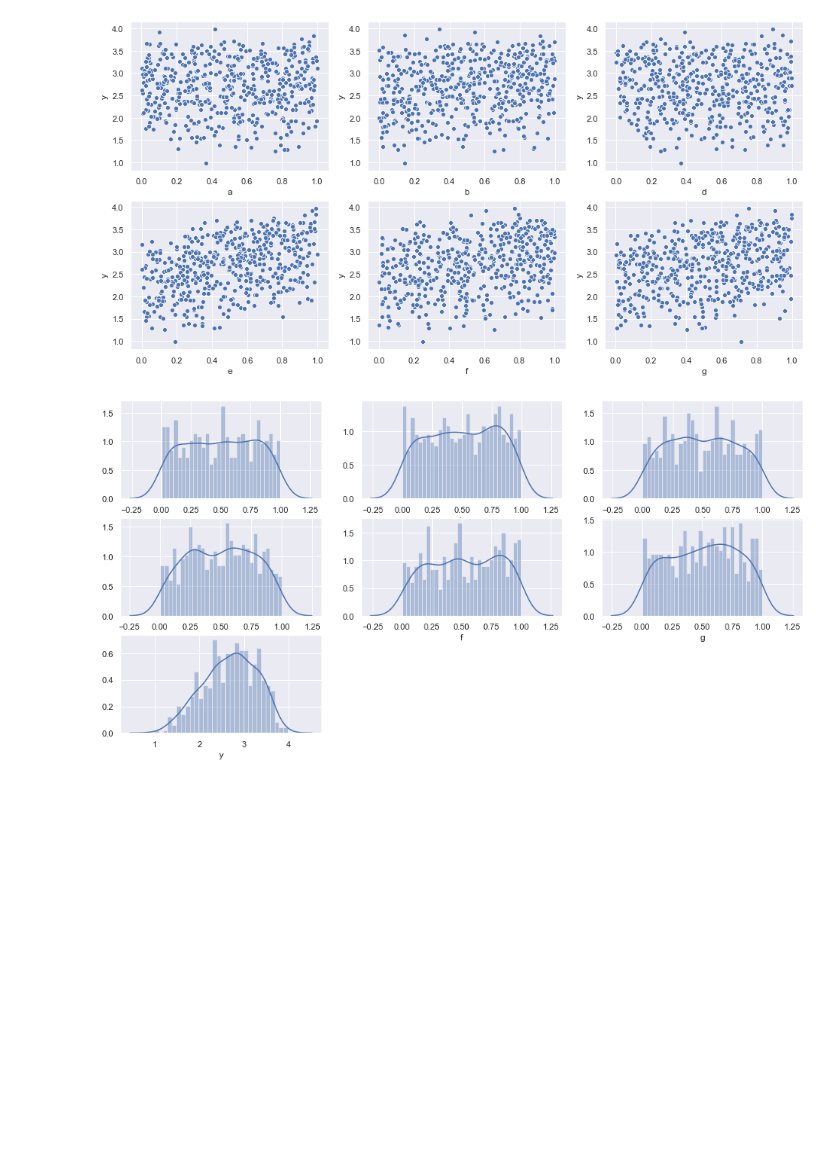
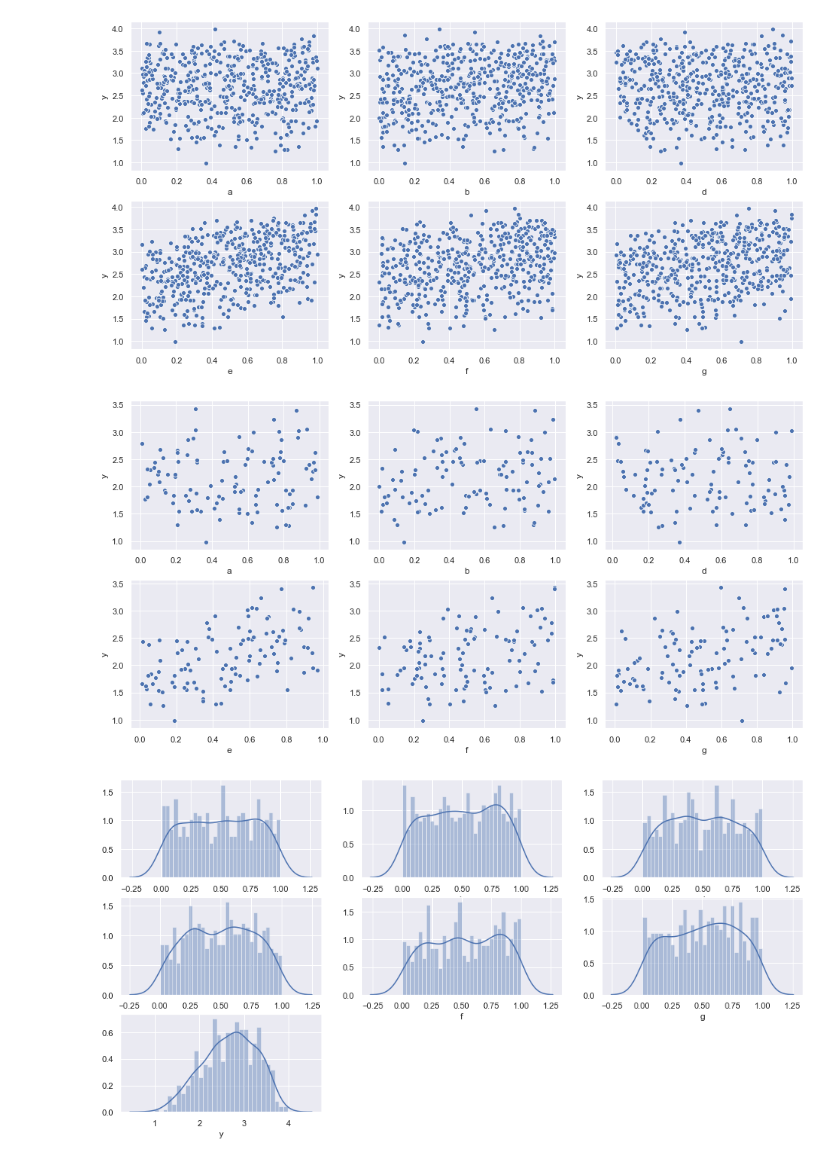
Before and after one commit to telenovelachuan/adobe_model_training, a Jupyter notebook: notebooks/feature exploration.ipynb, the cells around one changed output. Saved outputs shown, nothing was run; the diff lists cells and outputs as text; code cells hidden in the pictures; blank space fills up the shorter version.

```diff
--- a/notebooks/feature exploration.ipynb
+++ b/notebooks/feature exploration.ipynb
@@ -37,16 +39,22 @@ h    0
 y    0
 dtype: int64
 # %%
-num_cols = ['a', 'b', 'd', 'e', 'f', 'g']
-ctg_cols = ['c', 'h']
-fig, axs = plt.subplots(2, 3, figsize=(16, 8))
-sns.set()
-for i in range(len(num_cols)):
-    col_name = num_cols[i]
-    ax = plt.subplot(2, 3, i + 1)
-    #ax.set_title(col_name)
-    sns.scatterplot(x=col_name, y=Y_LABEL, data=df)
-plt.show()
+def plot_features_with_y(df_input):
+    fig, axs = plt.subplots(2, 3, figsize=(16, 8))
+    sns.set()
+    for i in range(len(num_cols)):
+        col_name = num_cols[i]
+        ax = plt.subplot(2, 3, i + 1)
+        #ax.set_title(col_name)
+        sns.scatterplot(x=col_name, y=Y_LABEL, data=df_input)
+    plt.show()
+plot_features_with_y(df)
 # %% [output]
 [figure]
+# %%
+df_white = df[df['h'] == 'white']
+df_black = df[df['h'] == 'black']
+plot_features_with_y(df_black)
+# %% [output]
+[figure, added]
 # %%
```
Also changed, not shown: parts of 6 cells of this notebook.
